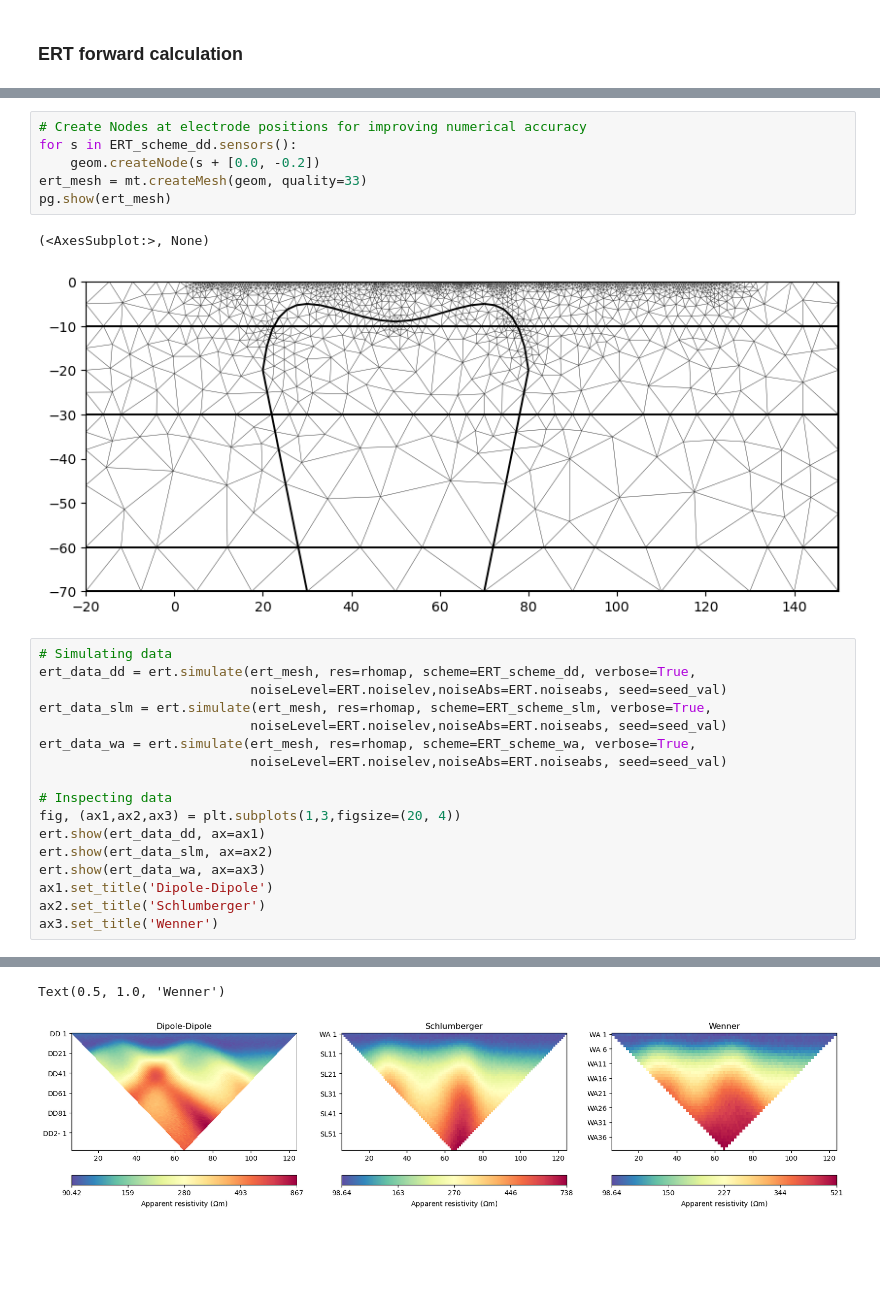
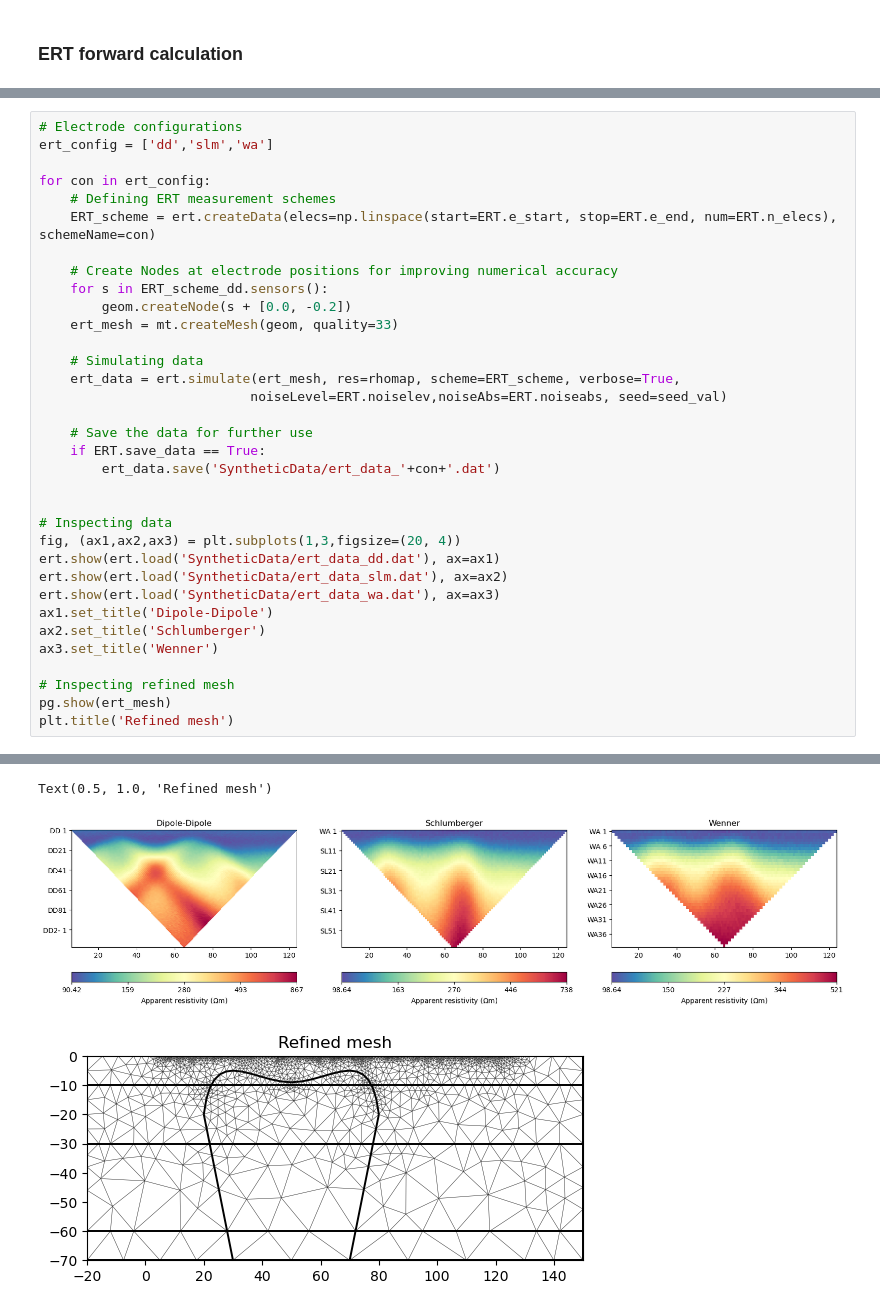
Before and after one commit to ZiegAnt/ResearchModule, a Jupyter notebook: RM_pygimli_computations.ipynb, the cells around one changed output, grey strips where cells are left out. Saved outputs shown, nothing was run; the diff lists cells and outputs as text; blank space fills up the shorter version.

```diff
--- a/RM_pygimli_computations.ipynb
+++ b/RM_pygimli_computations.ipynb
@@ -147,27 +139,35 @@ ERT_scheme_wa = ert.createData(elecs=np.linspace(start=ERT.e_start, stop=ERT.e_e
-# %%
-# Create Nodes at electrode positions for improving numerical accuracy
-for s in ERT_scheme_dd.sensors():
-    geom.createNode(s + [0.0, -0.2])
-ert_mesh = mt.createMesh(geom, quality=33)
-pg.show(ert_mesh)
-# %% [output]
-(<AxesSubplot:>, None)
-[figure, removed]
 # %%
-# Simulating data
-ert_data_dd = ert.simulate(ert_mesh, res=rhomap, scheme=ERT_scheme_dd, verbose=True,
+# Electrode configurations
+ert_config = ['dd','slm','wa']
+
+for con in ert_config:
+    # Defining ERT measurement schemes
+    ERT_scheme = ert.createData(elecs=np.linspace(start=ERT.e_start, stop=ERT.e_end, num=ERT.n_elecs), schemeName=con)
+
+    # Create Nodes at electrode positions for improving numerical accuracy
+    for s in ERT_scheme_dd.sensors():
+        geom.createNode(s + [0.0, -0.2])
+    ert_mesh = mt.createMesh(geom, quality=33)
+
+    # Simulating data
+    ert_data = ert.simulate(ert_mesh, res=rhomap, scheme=ERT_scheme, verbose=True,
                            noiseLevel=ERT.noiselev,noiseAbs=ERT.noiseabs, seed=seed_val)
-ert_data_slm = ert.simulate(ert_mesh, res=rhomap, scheme=ERT_scheme_slm, verbose=True,
-                           noiseLevel=ERT.noiselev,noiseAbs=ERT.noiseabs, seed=seed_val)
-ert_data_wa = ert.simulate(ert_mesh, res=rhomap, scheme=ERT_scheme_wa, verbose=True,
-                           noiseLevel=ERT.noiselev,noiseAbs=ERT.noiseabs, seed=seed_val)
+
+    # Save the data for further use
+    if ERT.save_data == True:
+        ert_data.save('SyntheticData/ert_data_'+con+'.dat')
+
 
 # Inspecting data
 fig, (ax1,ax2,ax3) = plt.subplots(1,3,figsize=(20, 4))
-ert.show(ert_data_dd, ax=ax1)
-ert.show(ert_data_slm, ax=ax2)
-ert.show(ert_data_wa, ax=ax3)
+ert.show(ert.load('SyntheticData/ert_data_dd.dat'), ax=ax1)
+ert.show(ert.load('SyntheticData/ert_data_slm.dat'), ax=ax2)
+ert.show(ert.load('SyntheticData/ert_data_wa.dat'), ax=ax3)
 ax1.set_title('Dipole-Dipole')
 ax2.set_title('Schlumberger')
 ax3.set_title('Wenner')
+
+# Inspecting refined mesh
+pg.show(ert_mesh)
+plt.title('Refined mesh')
 # %% [output]
@@ -181,5 +181,6 @@ Data error estimate (min:max)  0.01000005962315603 : 0.01001803537279321
 relativeError set to a value > 0.5 .. assuming this is a percentage Error level dividing them by 100
 Data error estimate (min:max)  0.01000005962315603 : 0.010000508176457543
-Text(0.5, 1.0, 'Wenner')
+Text(0.5, 1.0, 'Refined mesh')
 [figure]
+[figure, added]
 # %% [markdown]
```
Also changed, not shown: parts of 16 cells of this notebook, 7 other files.
